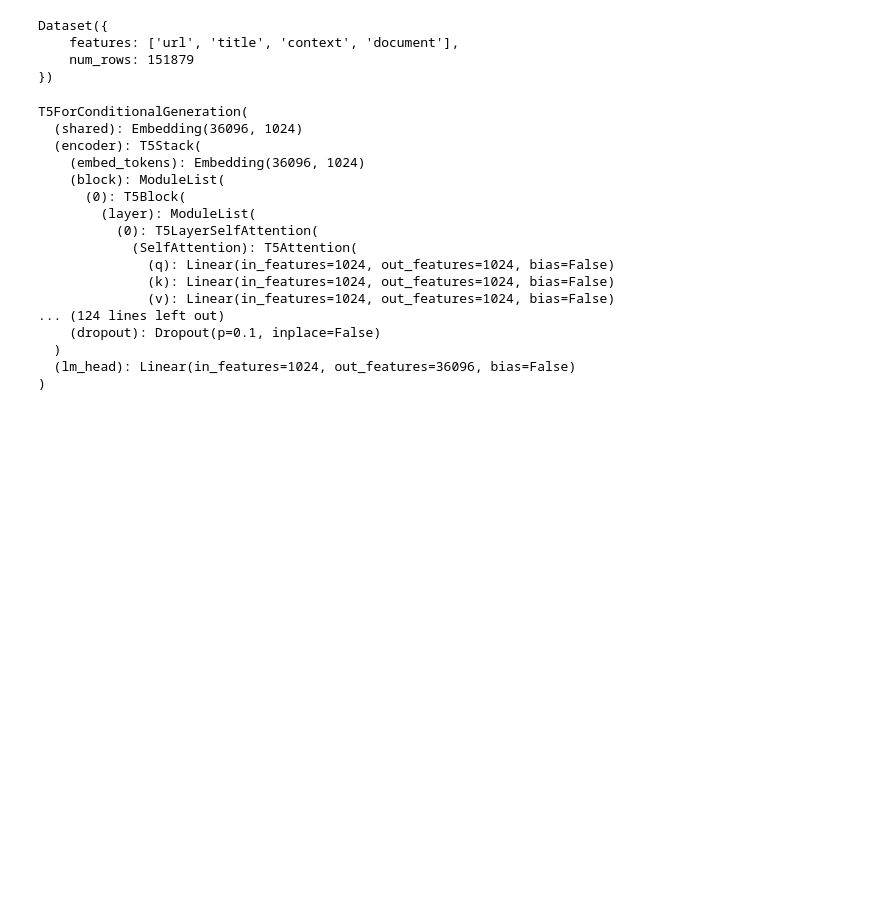
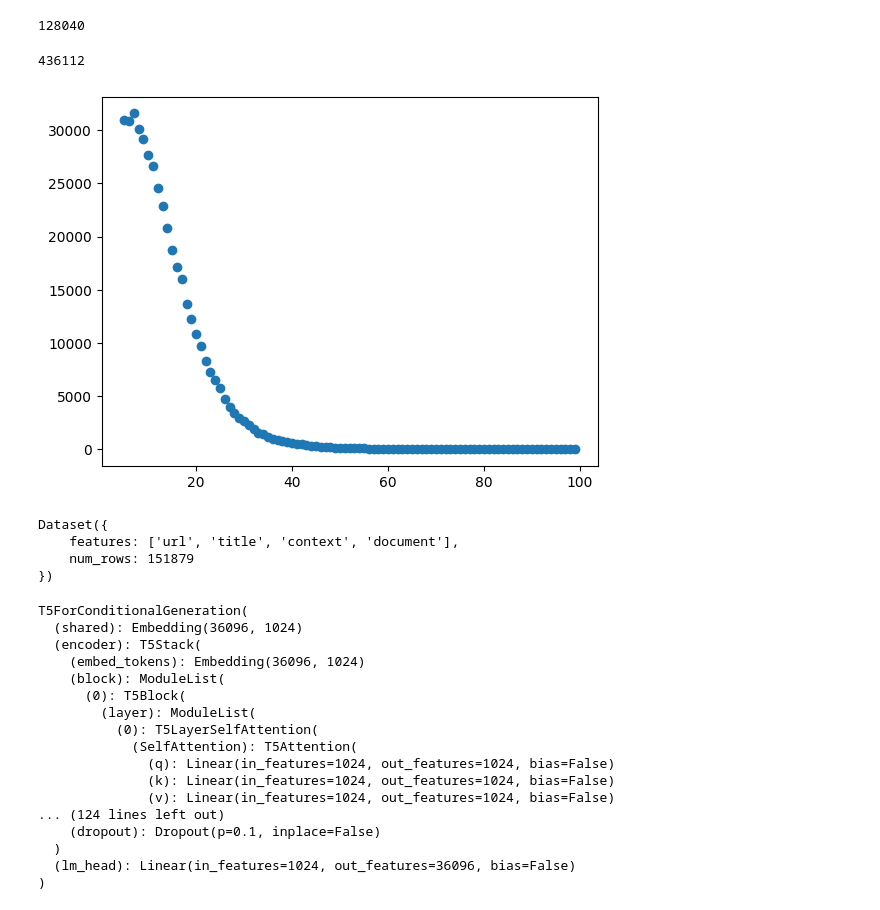
Before and after one commit to khann160102/VietLegalQA, a Jupyter notebook: notebooks/test.ipynb, the cells around one changed output. Drawn from its saved outputs; the diff is of its cells as text; code cells hidden in the pictures; blank space fills up the shorter version.

```diff
--- a/notebooks/test.ipynb
+++ b/notebooks/test.ipynb
@@ -1,3 +132,39 @@
+# %%
+f_list = {}
+remove_count = []
+
+for entry in tqdm(data, desc="Data Processing"):
+    qa_len = len(entry["QA"])
+    entry["QA"] = sorted(entry["QA"], key=lambda qa: qa["question"])
+    id = 0
+    while id < len(entry["QA"]):
+        while (
+            id < len(entry["QA"]) - 1
+            and entry["QA"][id]["question"] == entry["QA"][id + 1]["question"]
+        ):
+            del entry["QA"][id + 1]
+        w_len = len(word_tokenize(entry["QA"][id]["question"]))
+        f_list[w_len] = f_list.get(w_len, 0) + 1
+        id += 1
+    remove_count.append(qa_len - len(entry["QA"]))
+# %%
+sum(remove_count)
+# %% [output]
+128040
+# %%
+ff_list = {
+    key: f_list[key]
+    for key in f_list
+    if key not in range(100, 500) and key not in range(3)
+}
+sum(ff_list.values())
+# %% [output]
+436112
+# %%
+plt.scatter(x=ff_list.keys(), y=ff_list.values())
+plt.show()
+# %% [output]
+[figure, added]
 # %%
 from datasets import load_dataset
 from underthesea import sent_tokenize
```
Also changed, not shown: parts of 5 cells of this notebook, 20 other files.
